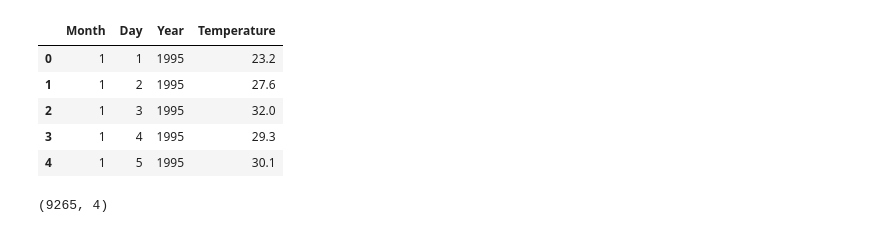
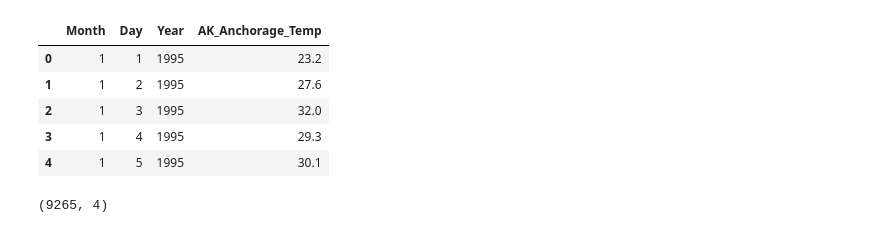
Before and after one commit to nshang88/Capstone-Projects, a Jupyter notebook: Climate_change.ipynb, the cells around one changed output. Saved outputs shown, nothing was run; the diff lists cells and outputs as text; code cells hidden in the pictures.

```diff
--- a/Climate_change.ipynb
+++ b/Climate_change.ipynb
@@ -6,9 +15,10 @@ import matplotlib.pyplot as plt
 # %%
+N='AK_Anchorage_Temp'
 url_1='https://academic.udayton.edu/kissock/http/Weather/gsod95-current/AKANCHOR.txt'
-data_Anchorage = pd.read_table(url_1, delim_whitespace=True, names=('Month', 'Day', 'Year', 'Temperature'))
+data_Anchorage = pd.read_table(url_1, delim_whitespace=True, names=('Month', 'Day', 'Year', N))
 data_Anchorage.head()
 # %% [output]
-|  | Month | Day | Year | Temperature |
+|  | Month | Day | Year | AK_Anchorage_Temp |
 | 0 | 1 | 1 | 1995 | 23.2 |
 | 1 | 1 | 2 | 1995 | 27.6 |
 | 2 | 1 | 3 | 1995 | 32.0 |
```
Also changed, not shown: parts of 54 cells of this notebook.
